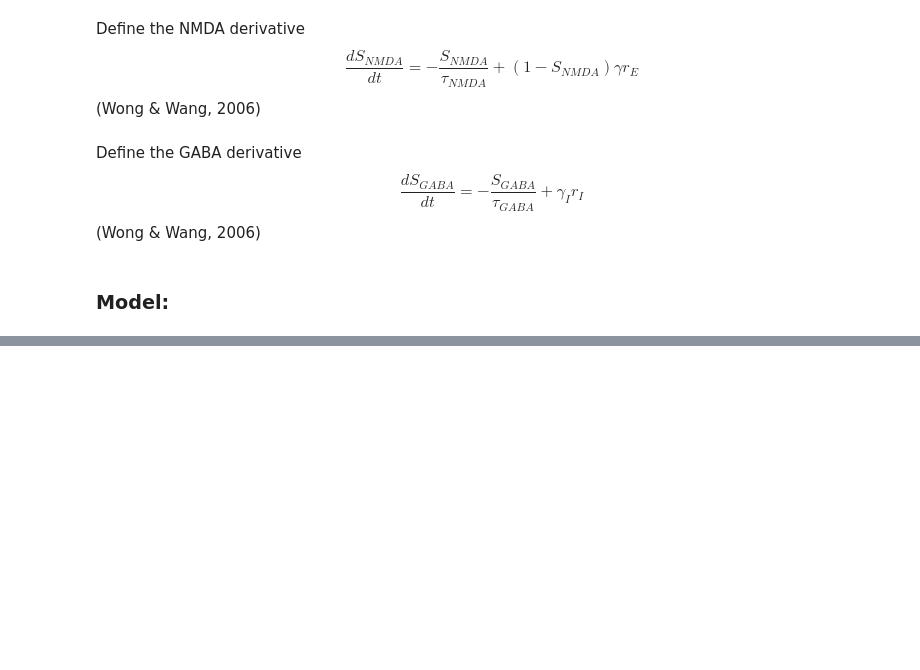
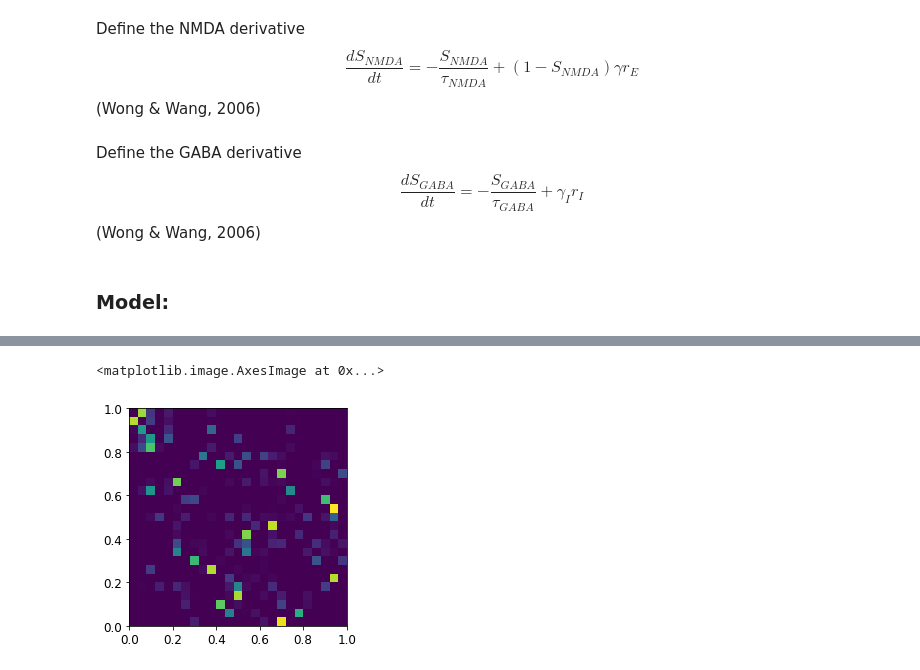
Before and after one commit to seanfw/margulies_circuit, a Jupyter notebook: LongRange_EI.ipynb, the cells around one changed output, grey strips where cells are left out. Cells and saved outputs as stored; diff of their text form; code cells hidden in the pictures; blank space fills up the shorter version.

```diff
--- a/LongRange_EI.ipynb
+++ b/LongRange_EI.ipynb
@@ -210,3 +224,22 @@ for i in range(num_nodes):
+# %%
+# White matter tract connectivity
+tract_connectivity = np.zeros((num_nodes,num_nodes))
+# Load in Henry Kennedy's tract-tracing data as an example of realistic connectivity
+# (although bear in mind that it's at the level of areas, not vertices)
+
+subgraph_data = sio.loadmat('ordered_SLN_FLN_29_subgraph.mat')
+fln = subgraph_data['OrderedFLNmat']
+fln_25 = fln[:25,:25]
+
+# Normalise inputs to sum to 1
+fln_rowtotal = np.sum(fln_25,axis=1)
+fln_rowtotal_mat = np.matlib.repmat(fln_rowtotal, num_nodes,1).T
+tract_connectivity = fln_25/fln_rowtotal_mat
+
+plt.imshow(tract_connectivity, extent=[0, 1, 0, 1])
+# %% [output]
+<matplotlib.image.AxesImage at 0x...>
+[figure, added]
 # %%
 #### Run model:
 for i_t in range(1,num_iterations):
```
Also changed, not shown: parts of 5 cells of this notebook, 2 other files.
